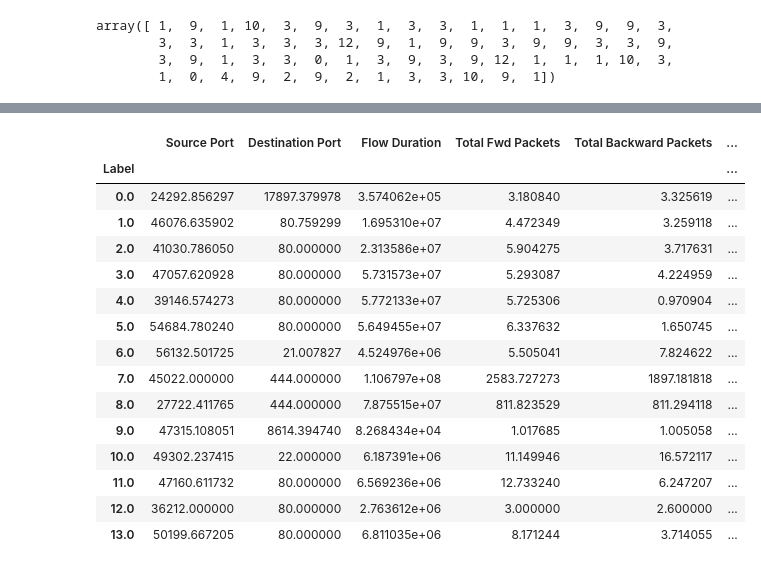
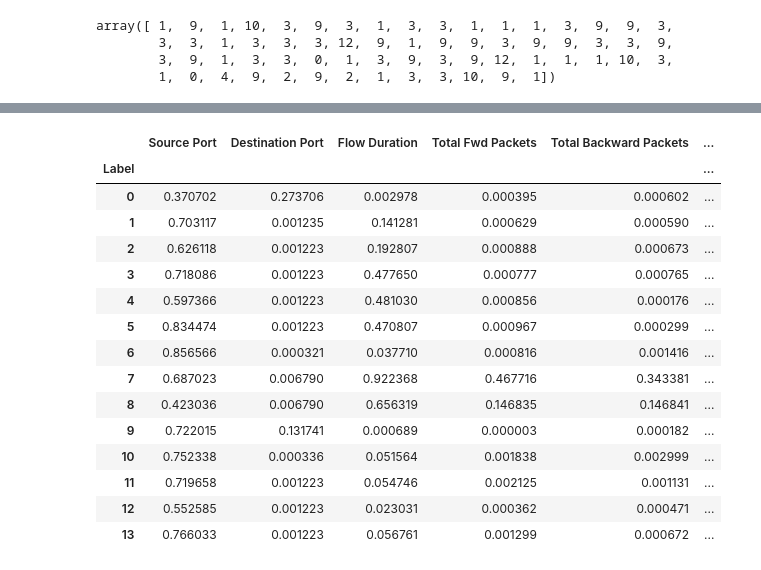
Before and after one commit to CN-TU/controllable-network-data-balancing-with-gans, a Jupyter notebook: data_exploration.ipynb, the cells around one changed output, grey strips where cells are left out. Cells and saved outputs as stored; diff of their text form; code cells hidden in the pictures.

```diff
--- a/data_exploration.ipynb
+++ b/data_exploration.ipynb
@@ -497,21 +477,22 @@ y_unscaled = train_dataset_unscaled.y
 # %%
-df_mean_unscaled = pd.DataFrame(np.append(X_unscaled, y_unscaled.reshape(-1, 1), axis=1), columns=column_names)
-df_mean_unscaled = df_mean_unscaled.groupby("Label").mean()
-df_mean_unscaled
+df_mean = pd.DataFrame(np.append(X, y.reshape(-1, 1), axis=1), columns=column_names)
+df_mean.Label = df_mean.Label.astype(int)
+df_mean = df_mean.groupby("Label").mean()
+df_mean
 # %% [output]
 |  | Source Port | Destination Port | Flow Duration | Total Fwd Packets | Total Backward Packets | ... |
 | Label |  |  |  |  |  | ... |
-| 0.0 | 24292.856297 | 17897.379978 | 3.574062e+05 | 3.180840 | 3.325619 | ... |
-| 1.0 | 46076.635902 | 80.759299 | 1.695310e+07 | 4.472349 | 3.259118 | ... |
-| 2.0 | 41030.786050 | 80.000000 | 2.313586e+07 | 5.904275 | 3.717631 | ... |
-| 3.0 | 47057.620928 | 80.000000 | 5.731573e+07 | 5.293087 | 4.224959 | ... |
-| 4.0 | 39146.574273 | 80.000000 | 5.772133e+07 | 5.725306 | 0.970904 | ... |
-| 5.0 | 54684.780240 | 80.000000 | 5.649455e+07 | 6.337632 | 1.650745 | ... |
-| 6.0 | 56132.501725 | 21.007827 | 4.524976e+06 | 5.505041 | 7.824622 | ... |
-| 7.0 | 45022.000000 | 444.000000 | 1.106797e+08 | 2583.727273 | 1897.181818 | ... |
-| 8.0 | 27722.411765 | 444.000000 | 7.875515e+07 | 811.823529 | 811.294118 | ... |
-| 9.0 | 47315.108051 | 8614.394740 | 8.268434e+04 | 1.017685 | 1.005058 | ... |
-| 10.0 | 49302.237415 | 22.000000 | 6.187391e+06 | 11.149946 | 16.572117 | ... |
-| 11.0 | 47160.611732 | 80.000000 | 6.569236e+06 | 12.733240 | 6.247207 | ... |
-| 12.0 | 36212.000000 | 80.000000 | 2.763612e+06 | 3.000000 | 2.600000 | ... |
-| 13.0 | 50199.667205 | 80.000000 | 6.811035e+06 | 8.171244 | 3.714055 | ... |
+| 0 | 0.370702 | 0.273706 | 0.002978 | 0.000395 | 0.000602 | ... |
+| 1 | 0.703117 | 0.001235 | 0.141281 | 0.000629 | 0.000590 | ... |
+| 2 | 0.626118 | 0.001223 | 0.192807 | 0.000888 | 0.000673 | ... |
+| 3 | 0.718086 | 0.001223 | 0.477650 | 0.000777 | 0.000765 | ... |
+| 4 | 0.597366 | 0.001223 | 0.481030 | 0.000856 | 0.000176 | ... |
+| 5 | 0.834474 | 0.001223 | 0.470807 | 0.000967 | 0.000299 | ... |
+| 6 | 0.856566 | 0.000321 | 0.037710 | 0.000816 | 0.001416 | ... |
+| 7 | 0.687023 | 0.006790 | 0.922368 | 0.467716 | 0.343381 | ... |
+| 8 | 0.423036 | 0.006790 | 0.656319 | 0.146835 | 0.146841 | ... |
+| 9 | 0.722015 | 0.131741 | 0.000689 | 0.000003 | 0.000182 | ... |
+| 10 | 0.752338 | 0.000336 | 0.051564 | 0.001838 | 0.002999 | ... |
+| 11 | 0.719658 | 0.001223 | 0.054746 | 0.002125 | 0.001131 | ... |
+| 12 | 0.552585 | 0.001223 | 0.023031 | 0.000362 | 0.000471 | ... |
+| 13 | 0.766033 | 0.001223 | 0.056761 | 0.001299 | 0.000672 | ... |
```
Also changed, not shown: parts of 8 cells of this notebook.
